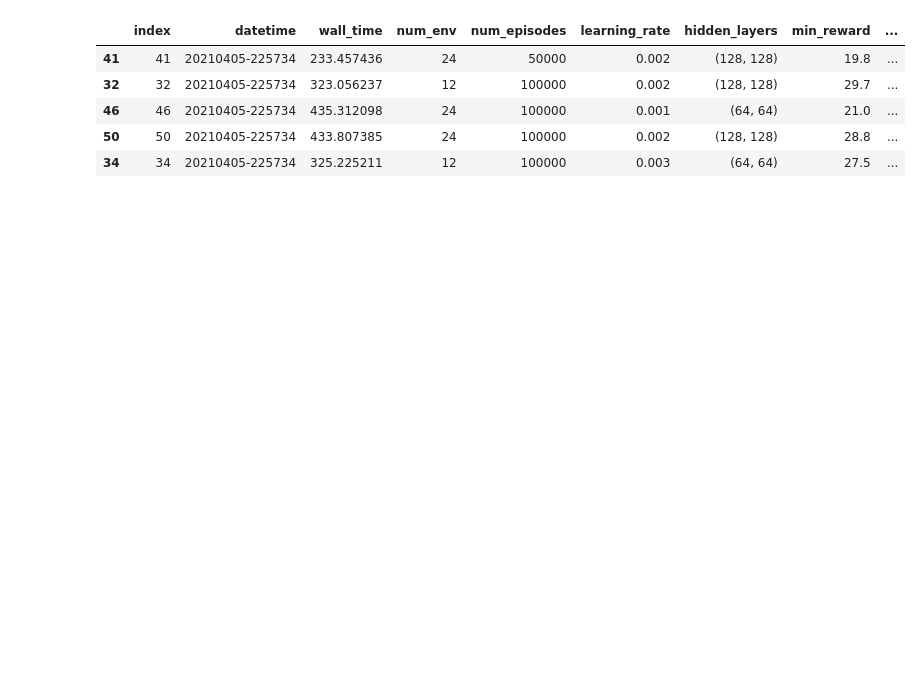
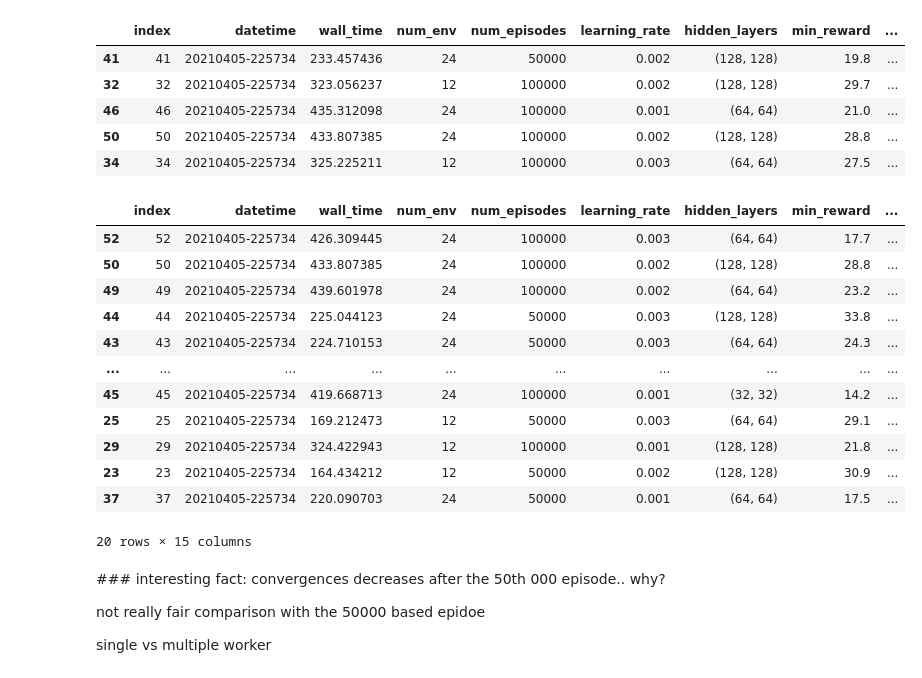
Before and after one commit to feiphoon/inm707-joint-coursework, a Jupyter notebook: src/cartpole/actor_critic_train_analysis_cartpolev1.ipynb, the cells around one changed output. Drawn from its saved outputs; the diff is of its cells as text; code cells hidden in the pictures; blank space fills up the shorter version.

```diff
--- a/src/cartpole/actor_critic_train_analysis_cartpolev1.ipynb
+++ b/src/cartpole/actor_critic_train_analysis_cartpolev1.ipynb
@@ -94,3 +94,29 @@ training_results_df.sort_values(by=["max_reward"], ascending=False).head(5)
 | 46 | 46 | 20210405-225734 | 435.312098 | 24 | 100000 | 0.001 | (64, 64) | 21.0 | ... |
 | 50 | 50 | 20210405-225734 | 433.807385 | 24 | 100000 | 0.002 | (128, 128) | 28.8 | ... |
 | 34 | 34 | 20210405-225734 | 325.225211 | 12 | 100000 | 0.003 | (64, 64) | 27.5 | ... |
+# %%
+highest_mean_rewasrd_df = training_results_df.sort_values(by=["mean_reward"], ascending=False).head(5)
+lowest_reward_variance_df = highest_mean_reward_df.sort_values(by=["reward_variance"], ascending=True)
+highest_max_reward_df = lowest_reward_variance_df.sort_values(by=["max_reward"], ascending=False)
+lowest_mean_overall_loss_df = highest_max_reward_df.sort_values(by=["mean_overall_loss"], ascending=True)
+lowest_mean_overall_loss_df
+# %% [output]
+|  | index | datetime | wall_time | num_env | num_episodes | learning_rate | hidden_layers | min_reward | ... |
+| 52 | 52 | 20210405-225734 | 426.309445 | 24 | 100000 | 0.003 | (64, 64) | 17.7 | ... |
+| 50 | 50 | 20210405-225734 | 433.807385 | 24 | 100000 | 0.002 | (128, 128) | 28.8 | ... |
+| 49 | 49 | 20210405-225734 | 439.601978 | 24 | 100000 | 0.002 | (64, 64) | 23.2 | ... |
+| 44 | 44 | 20210405-225734 | 225.044123 | 24 | 50000 | 0.003 | (128, 128) | 33.8 | ... |
+| 43 | 43 | 20210405-225734 | 224.710153 | 24 | 50000 | 0.003 | (64, 64) | 24.3 | ... |
+| ... | ... | ... | ... | ... | ... | ... | ... | ... | ... |
+| 45 | 45 | 20210405-225734 | 419.668713 | 24 | 100000 | 0.001 | (32, 32) | 14.2 | ... |
+| 25 | 25 | 20210405-225734 | 169.212473 | 12 | 50000 | 0.003 | (64, 64) | 29.1 | ... |
+| 29 | 29 | 20210405-225734 | 324.422943 | 12 | 100000 | 0.001 | (128, 128) | 21.8 | ... |
+| 23 | 23 | 20210405-225734 | 164.434212 | 12 | 50000 | 0.002 | (128, 128) | 30.9 | ... |
+| 37 | 37 | 20210405-225734 | 220.090703 | 24 | 50000 | 0.001 | (64, 64) | 17.5 | ... |
+20 rows × 15 columns
+# %% [markdown]
+### interesting fact: convergences decreases after the 50th 000 episode.. why?
+
+not really fair comparison with the 50000 based epidoe
+
+single vs multiple worker
```
Also changed, not shown: parts of 3 cells of this notebook, 10 other files.
